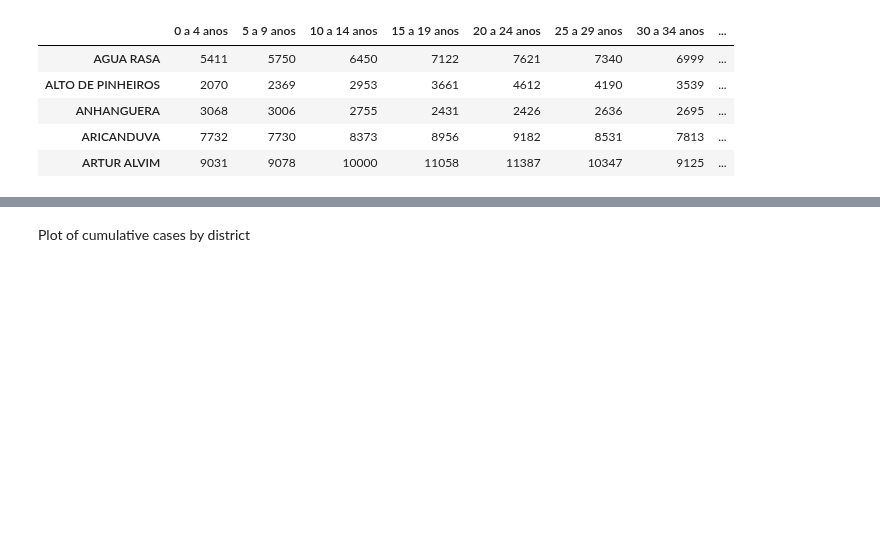
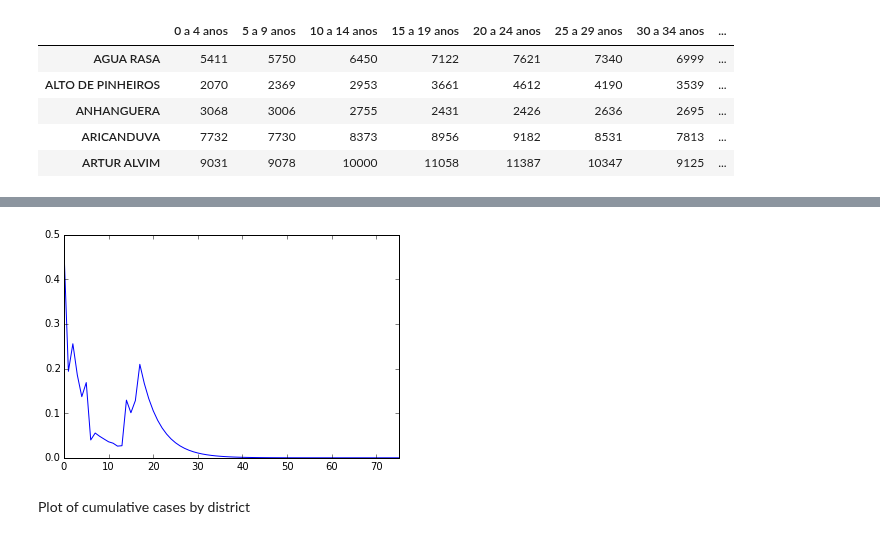
Before and after one commit to fonnesbeck/SaoPauloMeasles, a Jupyter notebook: Simple Measles Model.ipynb, the cells around one changed output, grey strips where cells are left out. Drawn from its saved outputs; the diff is of its cells as text; code cells hidden in the pictures; blank space fills up the shorter version.

```diff
--- a/Simple Measles Model.ipynb
+++ b/Simple Measles Model.ipynb
@@ -44,0 +87,3 @@ sp_pop.head()
+# %%
+# Mean age of infection for those born prior to vaccination coverage, assuming R0=16
+A = 4.375
@@ -44,0 +103,5 @@ sp_pop.head()
+# %%
+natural_susc = np.exp((-1/A) * np.tril(FOI_mat).sum(0))[::-1]
+vacc_susc = (1 - vax_97*0.9)[::-1]
+vacc_susc[0] = 0.5
+vacc_susc
@@ -44,0 +119,6 @@ sp_pop.head()
+# %%
+sia_susc = np.ones(len(vax_97))
+birth_year = np.arange(1922, 1998)[::-1]
+by_mask = (birth_year > 1983) & (birth_year < 1992)
+sia_susc[by_mask] *= 0.2
+sia_susc
@@ -44,0 +133,3 @@ sp_pop.head()
+# %%
+total_susc = sia_susc * vacc_susc * natural_susc
+total_susc
@@ -45,3 +154,7 @@ sp_pop.head()
+# %%
+pd.Series(total_susc).plot();
+# %% [output]
+[figure, added]
 # %% [markdown]
 Plot of cumulative cases by district
 # %%
```
Also changed, not shown: parts of 38 cells of this notebook.
